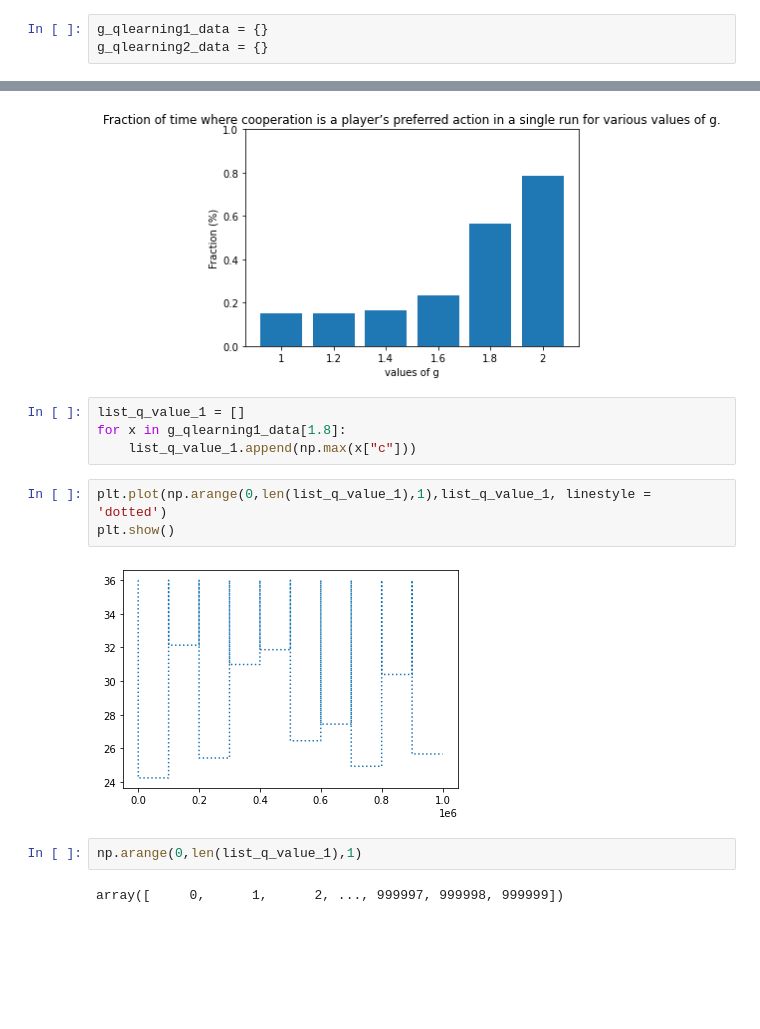
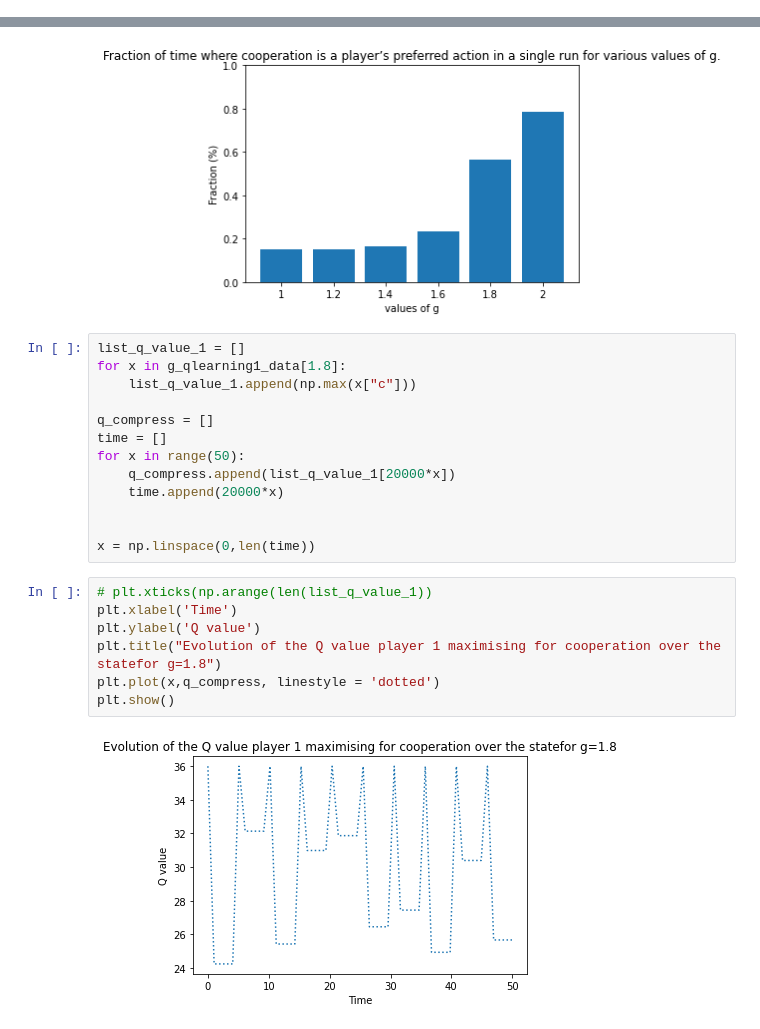
Before and after one commit to korra141/Collusion, a Jupyter notebook: Hacker_Collusion_IPD.ipynb, the cells around one changed output, grey strips where cells are left out. Cells and saved outputs as stored; diff of their text form; blank space fills up the shorter version.

Commit message:
graphs

```diff
--- a/Hacker_Collusion_IPD.ipynb
+++ b/Hacker_Collusion_IPD.ipynb
@@ -132,9 +132,6 @@ g_action1_data = {}
 g_action2_data = {}
 g_qlearning1_data = {}
 g_qlearning2_data = {}
-# %%
-g_qlearning1_data = {}
-g_qlearning2_data = {}
 # %%
 from multiprocessing import Pool
 
@@ -246,12 +210,21 @@ plt.show()
 list_q_value_1 = []
 for x in g_qlearning1_data[1.8]:
     list_q_value_1.append(np.max(x["c"]))
+
+q_compress = []
+time = []
+for x in range(50):
+    q_compress.append(list_q_value_1[20000*x])
+    time.append(20000*x)
+
+
+x = np.linspace(0,len(time))
-# %%
-plt.plot(np.arange(0,len(list_q_value_1),1),list_q_value_1, linestyle = 'dotted')
-plt.show()
-# %% [output]
-[figure, removed]
-# %%
-np.arange(0,len(list_q_value_1),1)
-# %% [output]
-array([     0,      1,      2, ..., 999997, 999998, 999999])
+# %%
+# plt.xticks(np.arange(len(list_q_value_1))
+plt.xlabel('Time')
+plt.ylabel('Q value')
+plt.title("Evolution of the Q value player 1 maximising for cooperation over the statefor g=1.8")
+plt.plot(x,q_compress, linestyle = 'dotted')
+plt.show()
+# %% [output]
+[figure, added]
```
Also changed, not shown: parts of 10 cells of this notebook.
